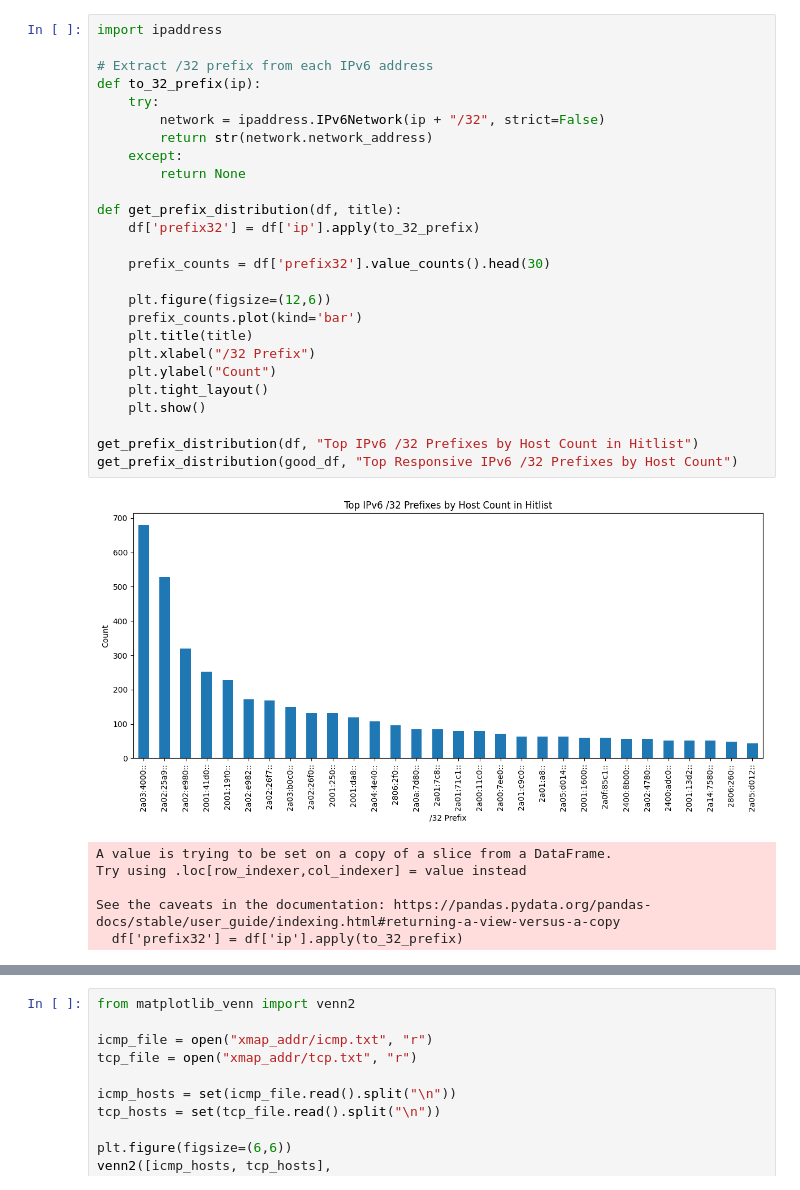
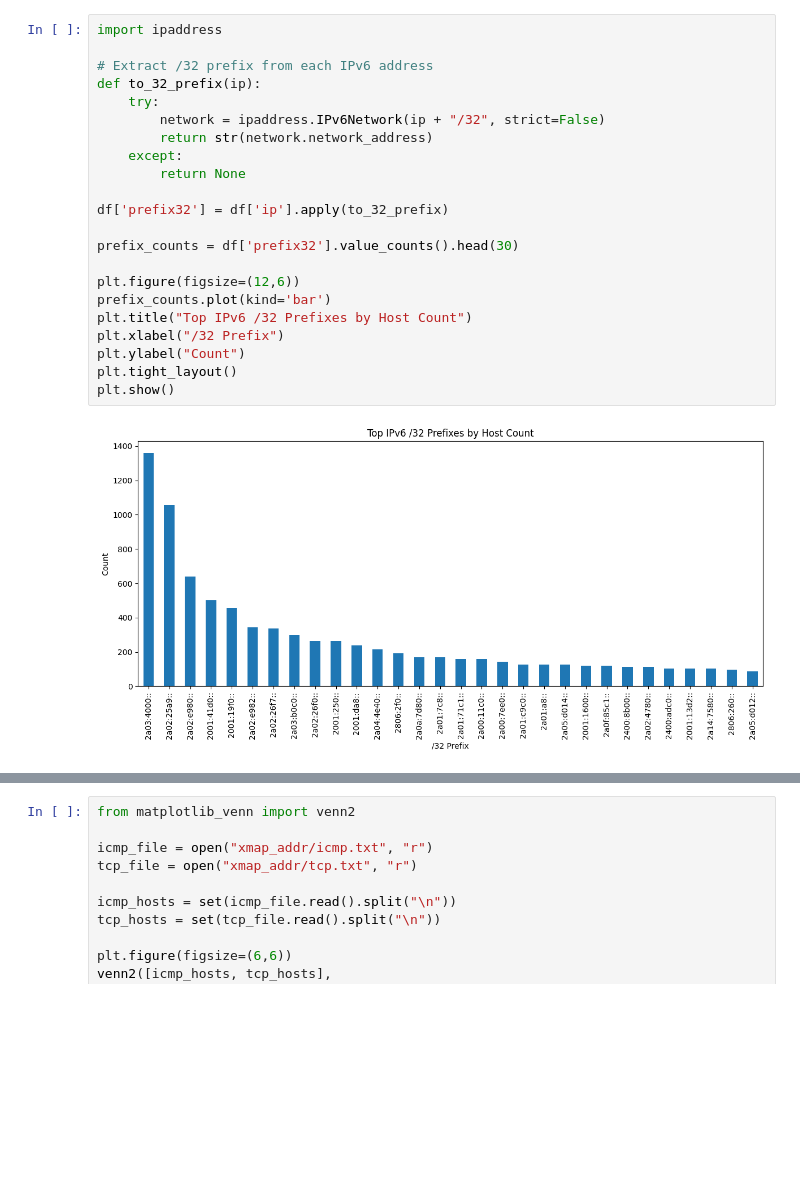
Before and after one commit to shishir03/ipv6-scan-analysis, a Jupyter notebook: csv_plotter.ipynb, the cells around one changed output, grey strips where cells are left out. Drawn from its saved outputs; the diff is of its cells as text; blank space fills up the shorter version.

```diff
--- a/csv_plotter.ipynb
+++ b/csv_plotter.ipynb
@@ -105,33 +108,24 @@ plt.show()
 # %%
 import ipaddress
 
 # Extract /32 prefix from each IPv6 address
 def to_32_prefix(ip):
     try:
         network = ipaddress.IPv6Network(ip + "/32", strict=False)
         return str(network.network_address)
     except:
         return None
 
-def get_prefix_distribution(df, title):
-    df['prefix32'] = df['ip'].apply(to_32_prefix)
+df['prefix32'] = df['ip'].apply(to_32_prefix)
 
-    prefix_counts = df['prefix32'].value_counts().head(30)
+prefix_counts = df['prefix32'].value_counts().head(30)
 
-    plt.figure(figsize=(12,6))
-    prefix_counts.plot(kind='bar')
-    plt.title(title)
-    plt.xlabel("/32 Prefix")
-    plt.ylabel("Count")
-    plt.tight_layout()
-    plt.show()
-
-get_prefix_distribution(df, "Top IPv6 /32 Prefixes by Host Count in Hitlist")
-get_prefix_distribution(good_df, "Top Responsive IPv6 /32 Prefixes by Host Count")
+plt.figure(figsize=(12,6))
+prefix_counts.plot(kind='bar')
+plt.title("Top IPv6 /32 Prefixes by Host Count")
+plt.xlabel("/32 Prefix")
+plt.ylabel("Count")
+plt.tight_layout()
+plt.show()
 # %% [output]
-[figure, old version]
+[figure, new version]
-A value is trying to be set on a copy of a slice from a DataFrame.
-Try using .loc[row_indexer,col_indexer] = value instead
-
-See the caveats in the documentation: https://pandas.pydata.org/pandas-docs/stable/user_guide/indexing.html#returning-a-view-versus-a-copy
-  df['prefix32'] = df['ip'].apply(to_32_prefix)
```
Also changed, not shown: parts of 7 cells of this notebook, 1 other file.
